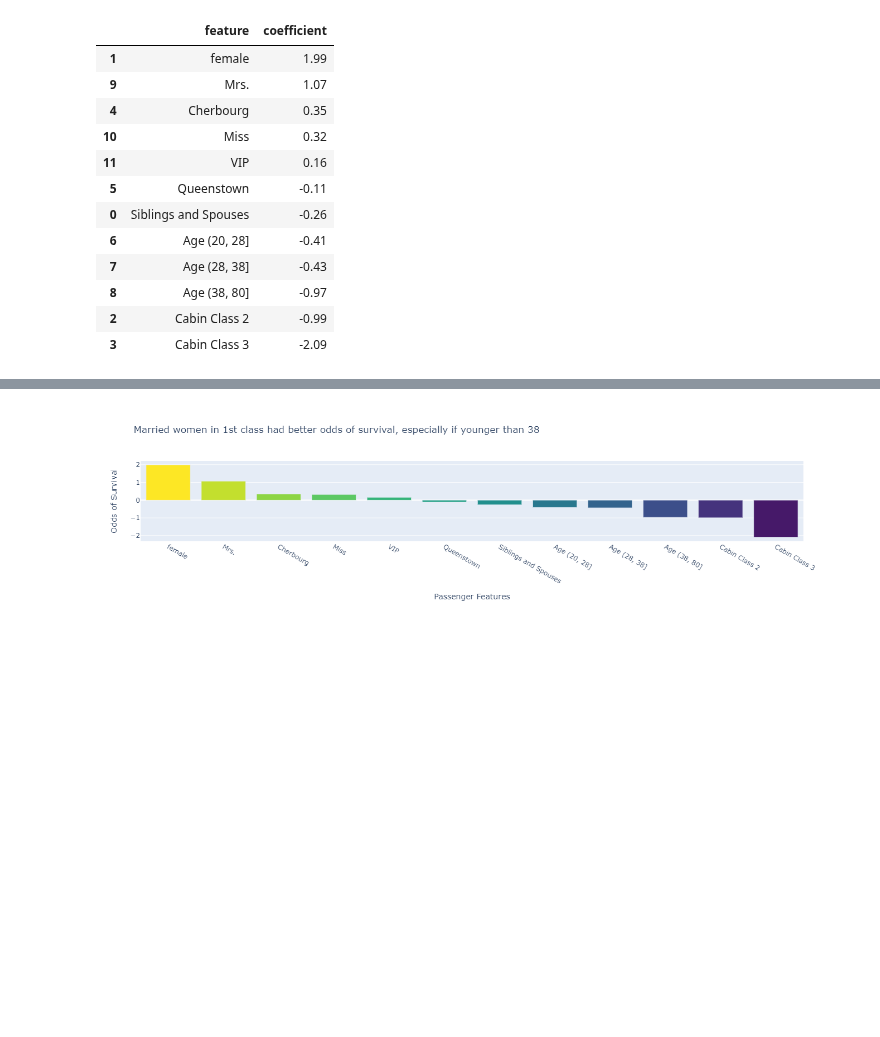
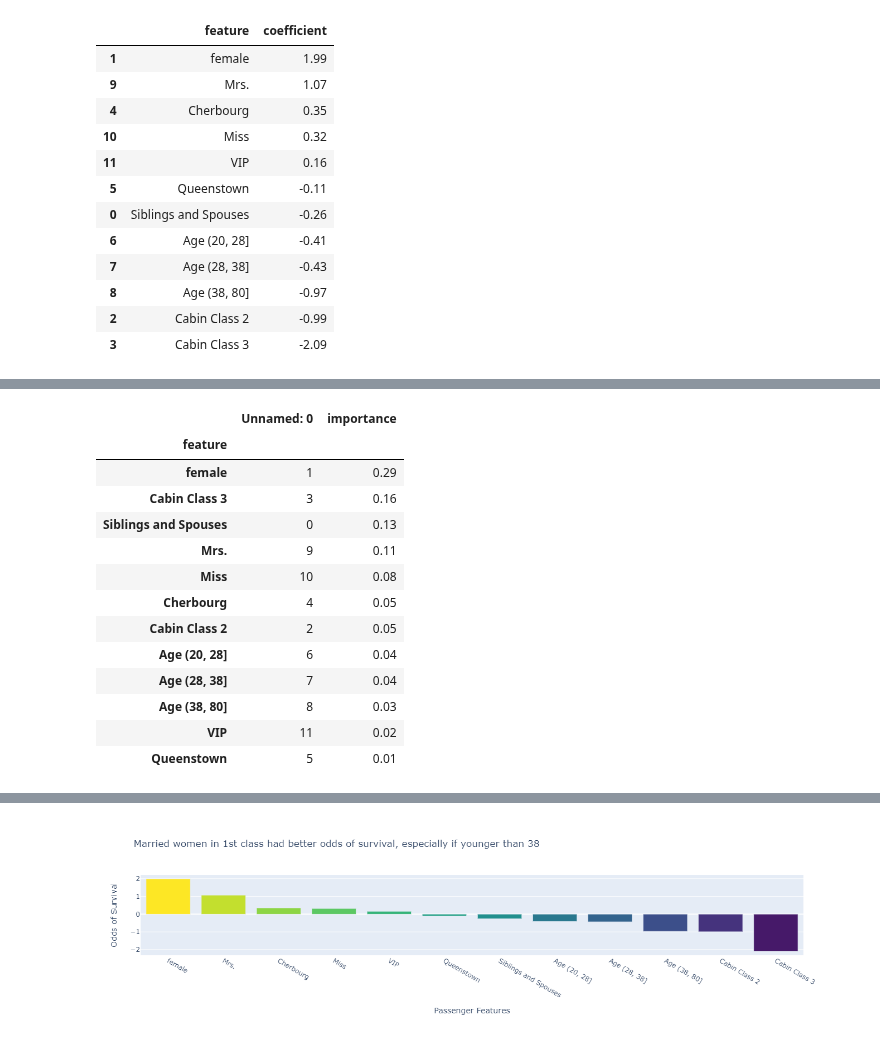
Before and after one commit to farkasdilemma/505-titanic-survival-classifier, a Jupyter notebook: titanic-eda.ipynb, the cells around one changed output, grey strips where cells are left out. Cells and saved outputs as stored; diff of their text form; code cells hidden in the pictures; blank space fills up the shorter version.

```diff
--- a/titanic-eda.ipynb
+++ b/titanic-eda.ipynb
@@ -686,0 +713,17 @@ coeffs.to_csv('resources/coefficients.csv', index=False)
+# %%
+features_i
+# %% [output]
+|  | Unnamed: 0 | importance |
+| feature |  |  |
+| female | 1 | 0.29 |
+| Cabin Class 3 | 3 | 0.16 |
+| Siblings and Spouses | 0 | 0.13 |
+| Mrs. | 9 | 0.11 |
+| Miss | 10 | 0.08 |
+| Cherbourg | 4 | 0.05 |
+| Cabin Class 2 | 2 | 0.05 |
+| Age (20, 28] | 6 | 0.04 |
+| Age (28, 38] | 7 | 0.04 |
+| Age (38, 80] | 8 | 0.03 |
+| VIP | 11 | 0.02 |
+| Queenstown | 5 | 0.01 |
```
Also changed, not shown: parts of 10 cells of this notebook, 4 other files.
